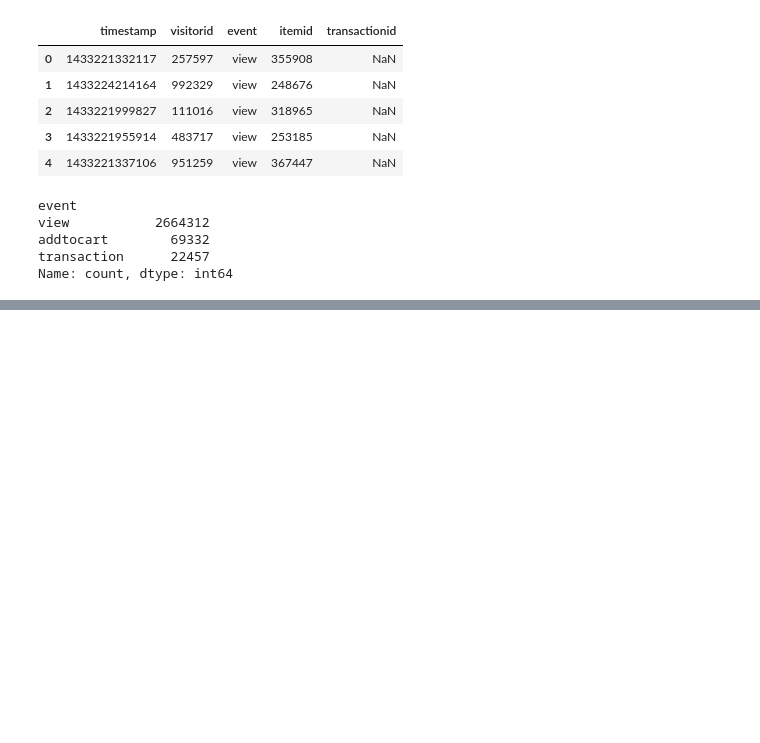
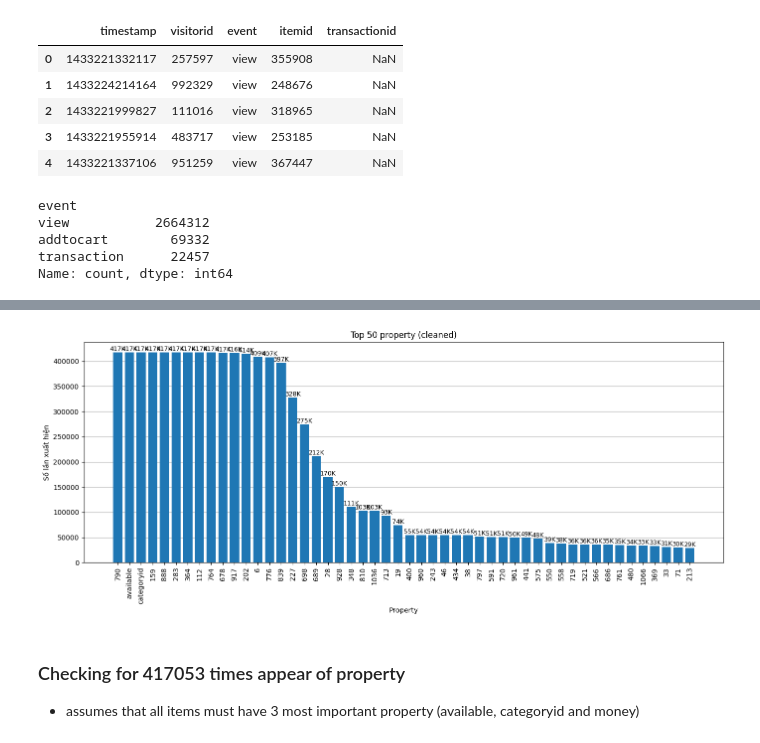
Before and after one commit to bluff-king/Customer-Segment-Personalization, a Jupyter notebook: EDA/eda.ipynb, the cells around one changed output, grey strips where cells are left out. Cells and saved outputs as stored; diff of their text form; code cells hidden in the pictures; blank space fills up the shorter version.

```diff
--- a/EDA/eda.ipynb
+++ b/EDA/eda.ipynb
@@ -20,0 +340,5 @@ Name: count, dtype: int64
+# %%
+# Giữ lại mỗi item một lần cho mỗi property
+clean_property_df = item_properties_df.drop_duplicates(subset=["itemid", "property"])
+print(clean_property_df.shape)
+clean_property_df[clean_property_df["itemid"]==1].shape
@@ -20,0 +348,7 @@ Name: count, dtype: int64
+# %%
+property_clean_counts = (
+    clean_property_df["property"]
+    .value_counts()
+    .reset_index()
+)
+property_clean_counts.head(10)
@@ -20,0 +367,7 @@ Name: count, dtype: int64
+# %%
+plot_top_properties(property_clean_counts, top_k=50, title="Top 50 property (cleaned)", quantity=True)
+# %% [output]
+[figure, added]
+# %% [markdown]
+### Checking for 417053 times appear of property
+* assumes that all items must have 3 most important property (available, categoryid and money)
```
Also changed, not shown: parts of 39 cells of this notebook.
